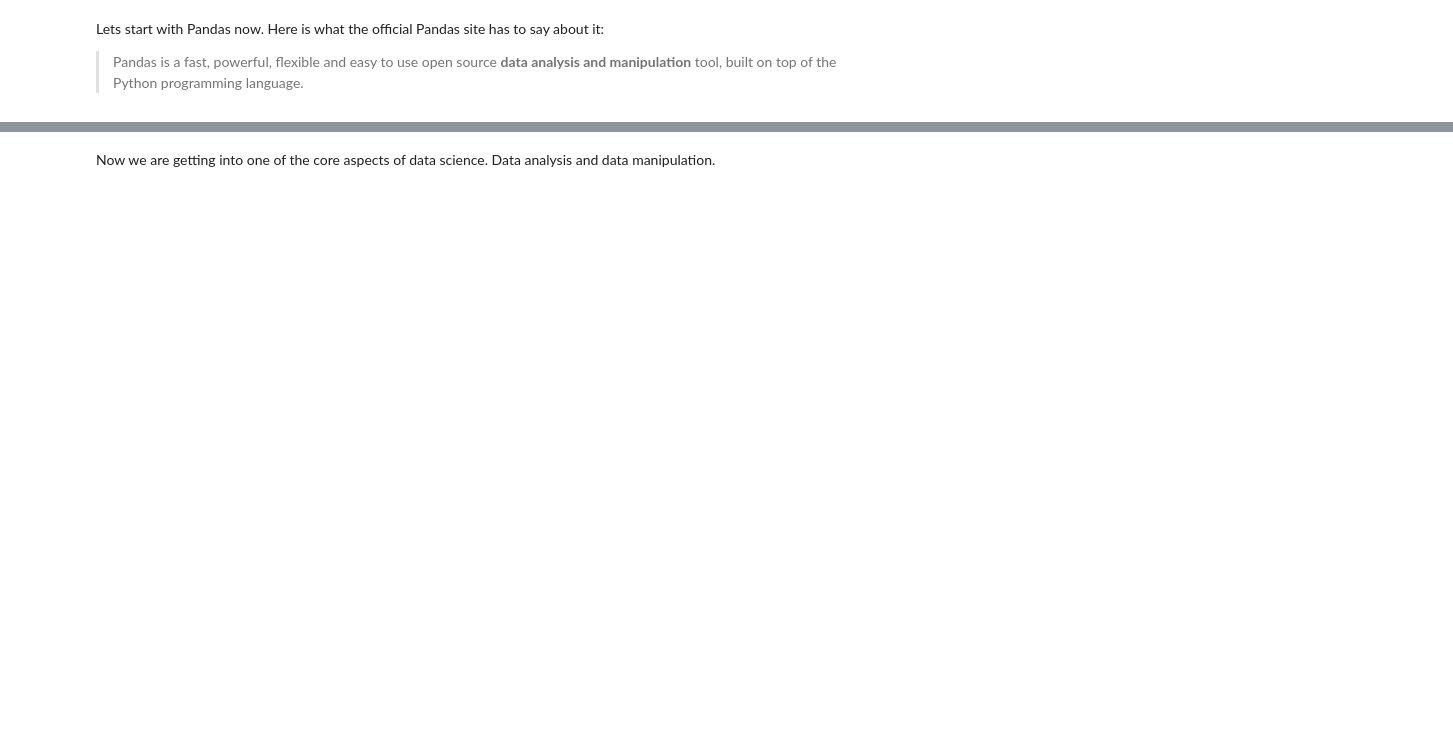
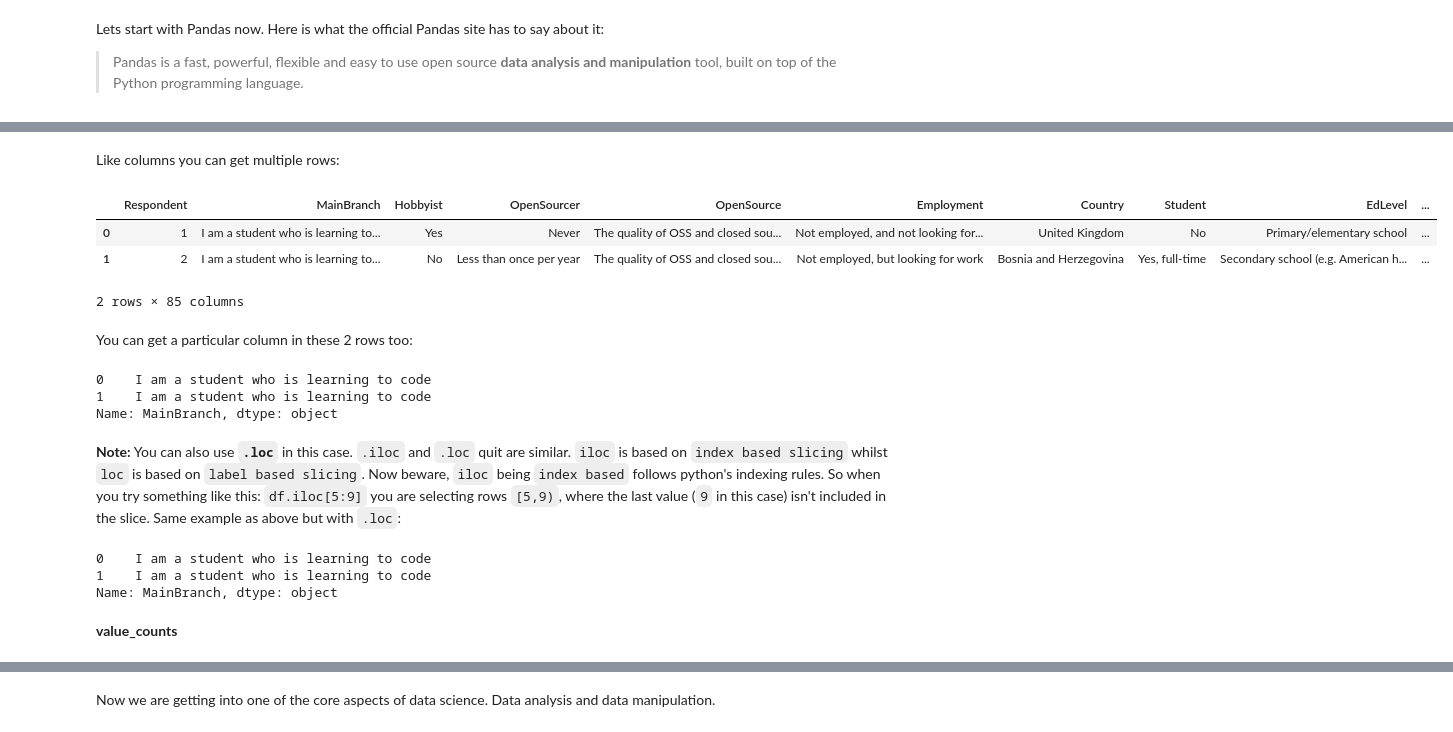
Before and after one commit to YatinAdityaT/Drishti-workshop, a Jupyter notebook: BasicsOfNumpyPandasMatplotlib.ipynb, the cells around one changed output, grey strips where cells are left out. Saved outputs shown, nothing was run; the diff lists cells and outputs as text; code cells hidden in the pictures; blank space fills up the shorter version.

```diff
--- a/BasicsOfNumpyPandasMatplotlib.ipynb
+++ b/BasicsOfNumpyPandasMatplotlib.ipynb
@@ -591,0 +667,27 @@ built on top of the Python programming language.
+# %% [markdown]
+Like columns you can get multiple rows:
+# %%
+df.iloc[[0,1]] # first 2 rows
+# %% [output]
+|  | Respondent | MainBranch | Hobbyist | OpenSourcer | OpenSource | Employment | Country | Student | EdLevel | ... |
+| 0 | 1 | I am a student who is learning to... | Yes | Never | The quality of OSS and closed sou... | Not employed, and not looking for... | United Kingdom | No | Primary/elementary school | ... |
+| 1 | 2 | I am a student who is learning to... | No | Less than once per year | The quality of OSS and closed sou... | Not employed, but looking for work | Bosnia and Herzegovina | Yes, full-time | Secondary school (e.g. American h... | ... |
+2 rows × 85 columns
+# %% [markdown]
+You can get a particular column in these 2 rows too:
+# %%
+df.iloc[[0,1],1] # first 2 rows and column 1 (MainBranch)
+# %% [output]
+0    I am a student who is learning to code
+1    I am a student who is learning to code
+Name: MainBranch, dtype: object
+# %% [markdown]
+**Note:** You can also use **`.loc`** in this case. `.iloc` and `.loc` quit are similar. `iloc` is based on `index based slicing` whilst `loc` is based on `label based slicing`. Now beware, `iloc` being `index based` follows python's indexing rules. So when you try something like this: `df.iloc[5:9]` you are selecting rows `[5,9)`, where the last value (`9` in this case) isn't included in the slice. Same example as above but with `.loc`:
+# %%
+df.loc[[0,1],"MainBranch"] # notice the label : MainBranch
+# %% [output]
+0    I am a student who is learning to code
+1    I am a student who is learning to code
+Name: MainBranch, dtype: object
+# %% [markdown]
+**value_counts**
```
Also changed, not shown: parts of 92 cells of this notebook.
